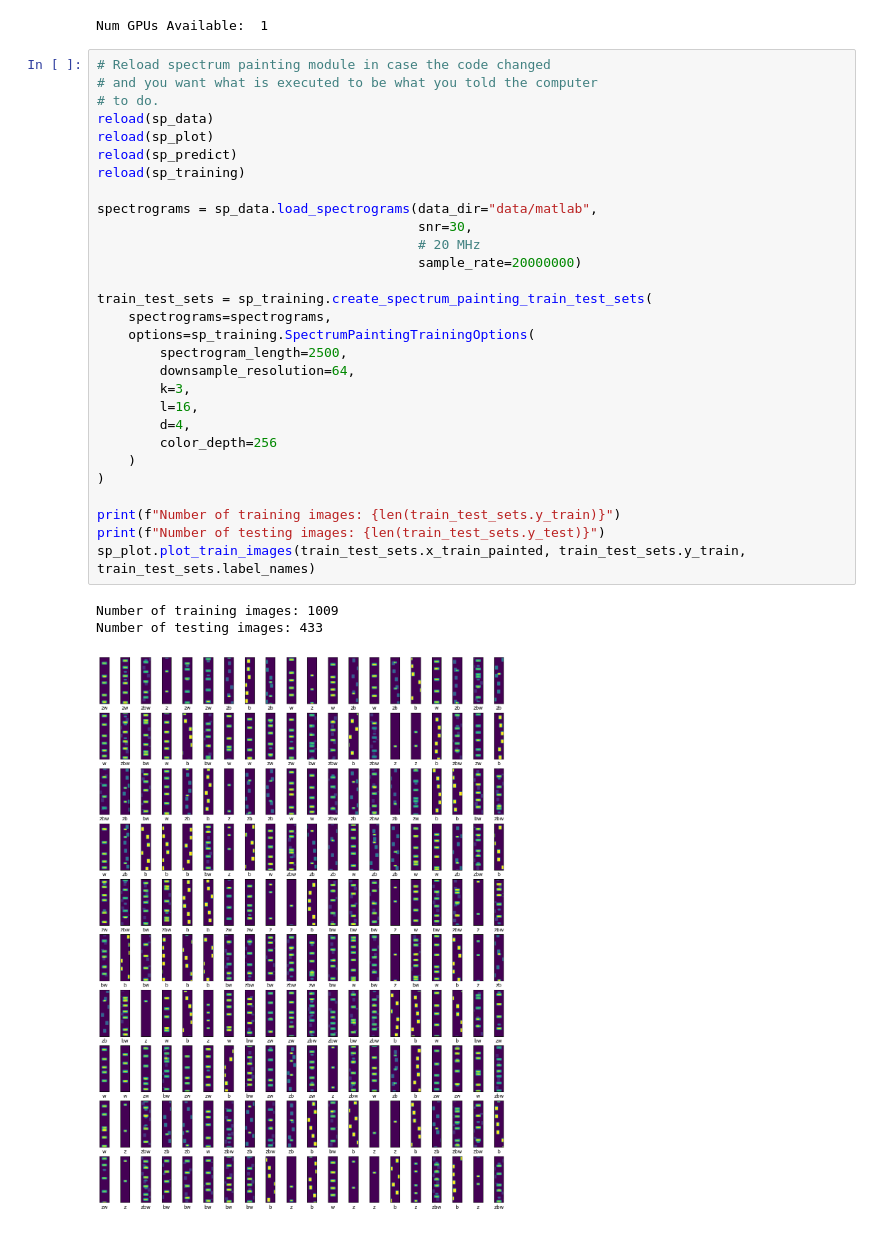
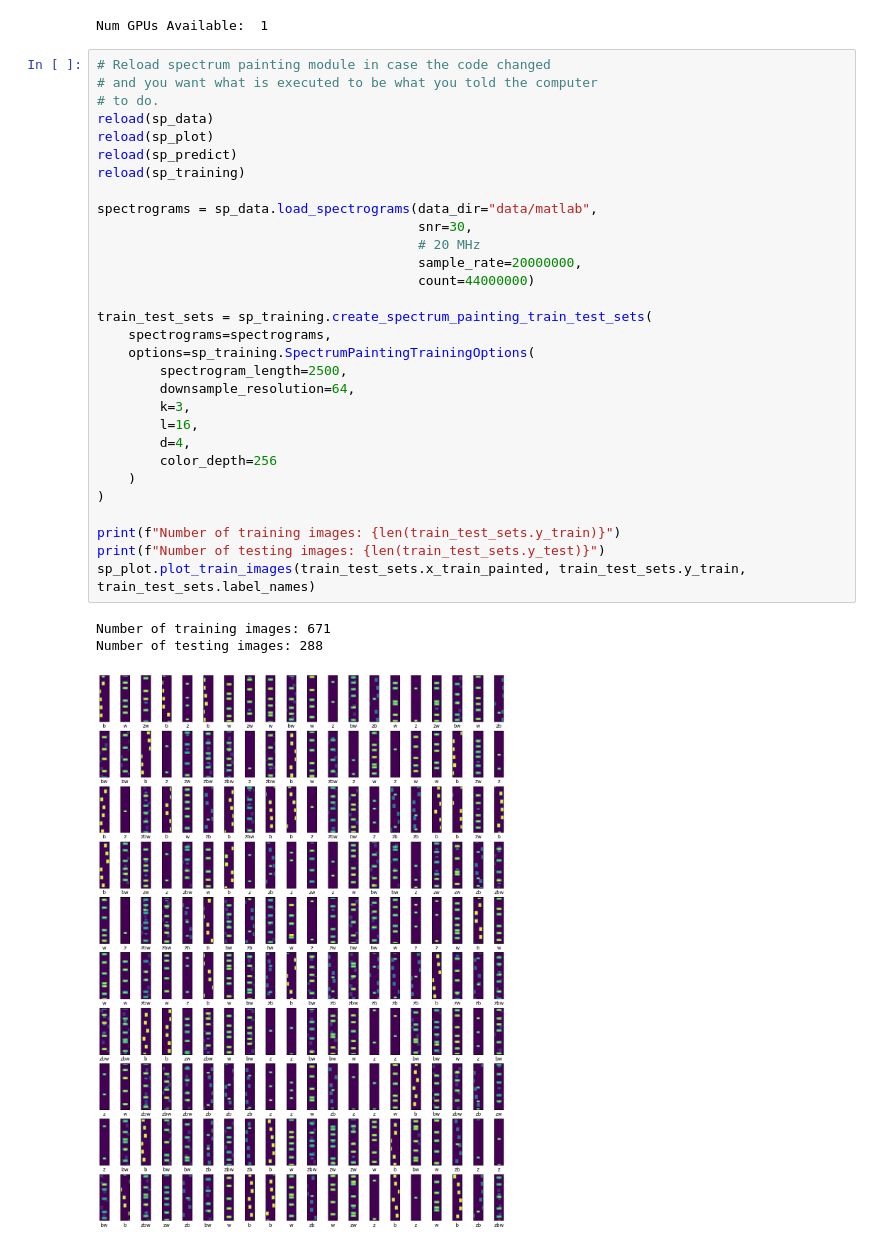
Before and after one commit to sds100/TinyMLSpectrumSensing, a Jupyter notebook: training/spectrum_painting.ipynb, the cells around one changed output. Drawn from its saved outputs; the diff is of its cells as text.

```diff
--- a/training/spectrum_painting.ipynb
+++ b/training/spectrum_painting.ipynb
@@ -19,36 +19,37 @@ Num GPUs Available:  1
 # %%
 # Reload spectrum painting module in case the code changed
 # and you want what is executed to be what you told the computer
 # to do.
 reload(sp_data)
 reload(sp_plot)
 reload(sp_predict)
 reload(sp_training)
 
 spectrograms = sp_data.load_spectrograms(data_dir="data/matlab",
                                          snr=30,
                                          # 20 MHz
-                                         sample_rate=20000000)
+                                         sample_rate=20000000,
+                                         count=44000000)
 
 train_test_sets = sp_training.create_spectrum_painting_train_test_sets(
     spectrograms=spectrograms,
     options=sp_training.SpectrumPaintingTrainingOptions(
         spectrogram_length=2500,
         downsample_resolution=64,
         k=3,
         l=16,
         d=4,
         color_depth=256
     )
 )
 
 print(f"Number of training images: {len(train_test_sets.y_train)}")
 print(f"Number of testing images: {len(train_test_sets.y_test)}")
 sp_plot.plot_train_images(train_test_sets.x_train_painted, train_test_sets.y_train, train_test_sets.label_names)
 # %% [output]
-Number of training images: 1009
-Number of testing images: 433
+Number of training images: 671
+Number of testing images: 288
-[figure, old version]
+[figure, new version]
 # %%
 reload(sp_model)
 
```
Also changed, not shown: parts of 8 cells of this notebook, 5 other files.
